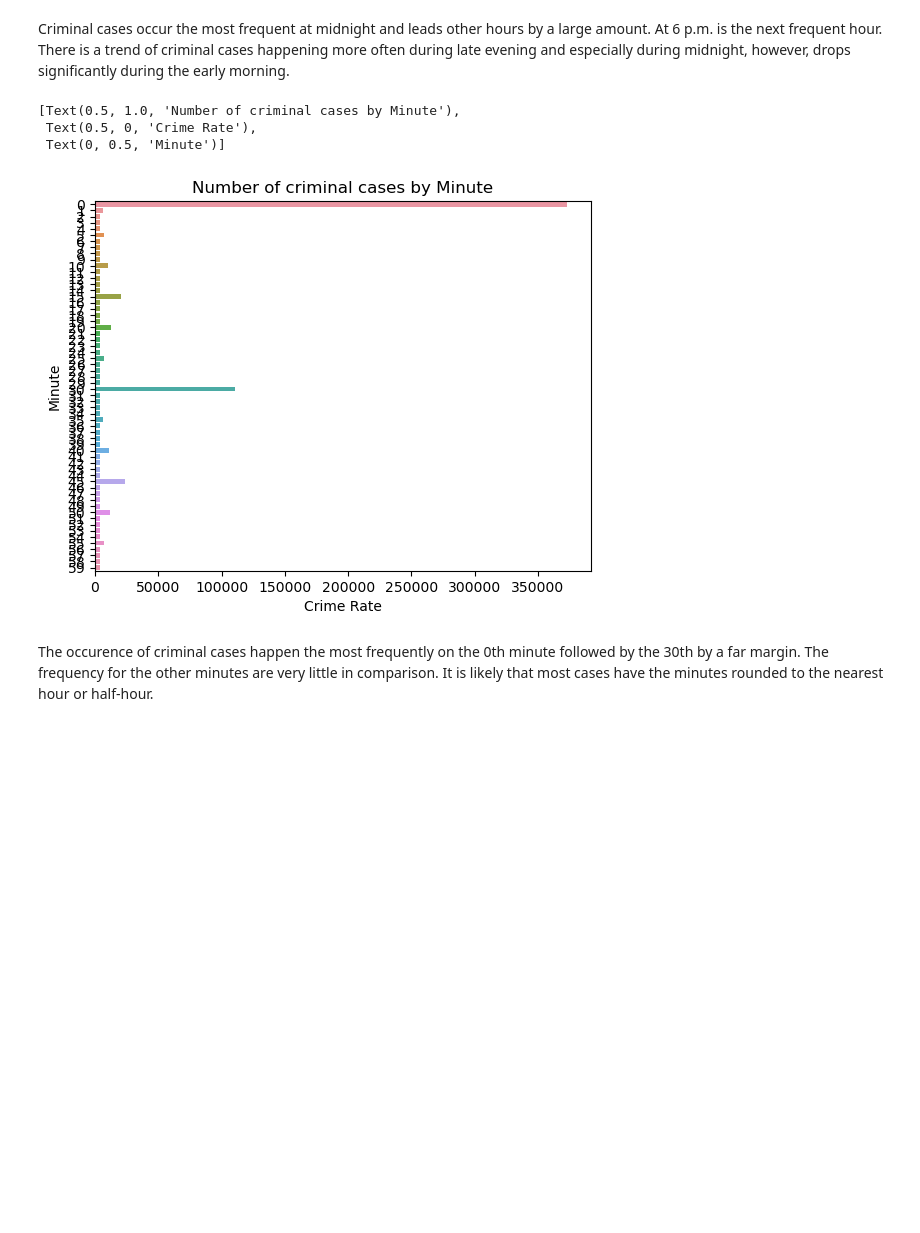
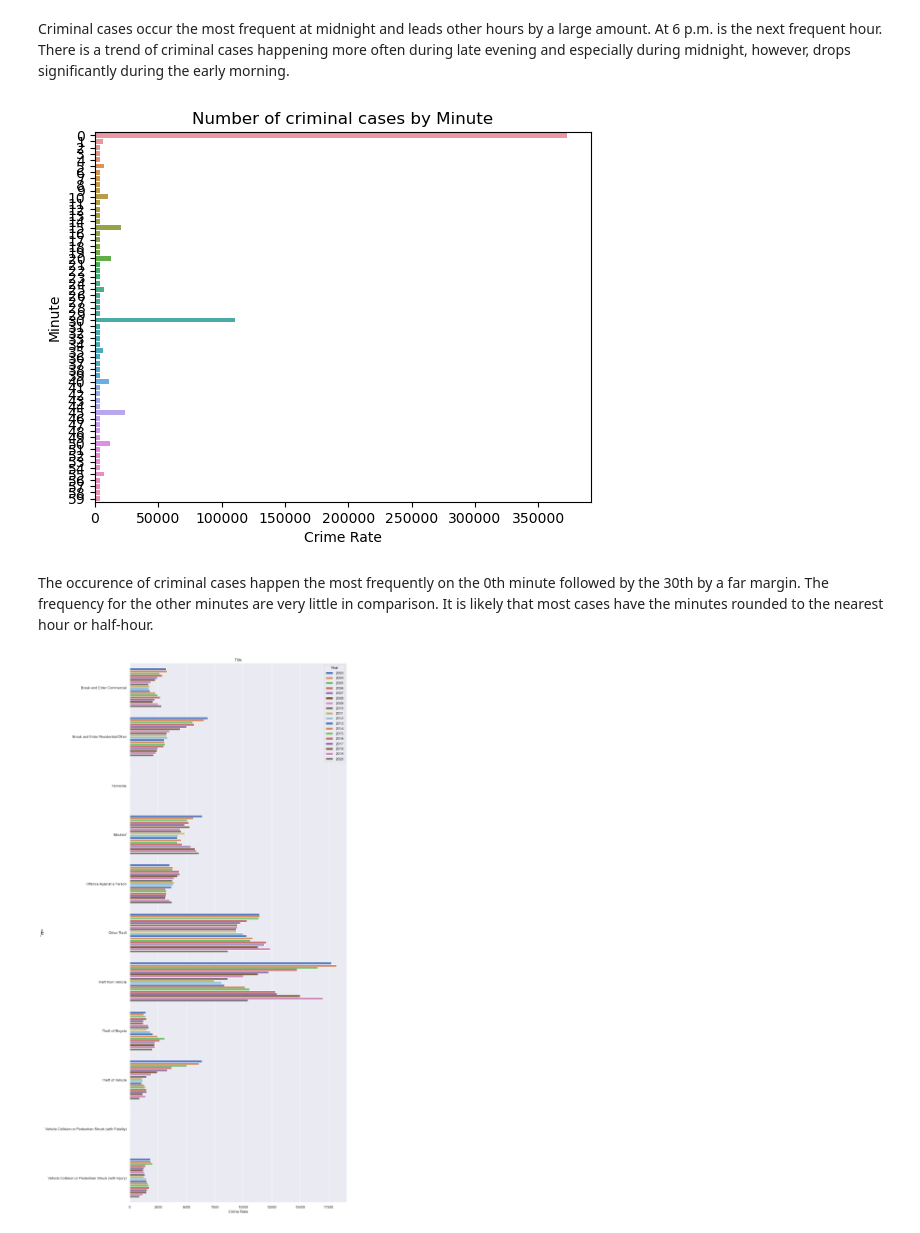
Before and after one commit to ubco-W2022T1-cosc301/project-group11, a Jupyter notebook: notebooks/analysis2.ipynb, the cells around one changed output. Drawn from its saved outputs; the diff is of its cells as text; code cells hidden in the pictures; blank space fills up the shorter version.

```diff
--- a/notebooks/analysis2.ipynb
+++ b/notebooks/analysis2.ipynb
@@ -285,11 +169,13 @@ sns.countplot(y = df_cleaned['HOUR']).set(title = "Number of criminal cases by H
 Criminal cases occur the most frequent at midnight and leads other hours by a large amount. At 6 p.m. is the next frequent hour. There is a trend of criminal cases happening more often during late evening and especially during midnight, however, drops significantly during the early morning.
 # %%
 #Create countplot
-sns.countplot(y = df_cleaned['MINUTE']).set(title = "Number of criminal cases by Minute", xlabel = "Crime Rate", ylabel = "Minute")
+pf.countplot(df_cleaned, 'Minute', 'Number of criminal cases by Minute', 'Crime Rate')
 # %% [output]
-[Text(0.5, 1.0, 'Number of criminal cases by Minute'),
- Text(0.5, 0, 'Crime Rate'),
- Text(0, 0.5, 'Minute')]
 [figure]
 # %% [markdown]
 The occurence of criminal cases happen the most frequently on the 0th minute followed by the 30th by a far margin. The frequency for the other minutes are very little in comparison. It is likely that most cases have the minutes rounded to the nearest hour or half-hour.
+# %%
+#Create countplot with hue
+pf.countplothue(df_cleaned, 'Type', 'Year', 'Title', 'Crime Rate')
+# %% [output]
+[figure, added]
```
Also changed, not shown: parts of 41 cells of this notebook, 4 other files.
